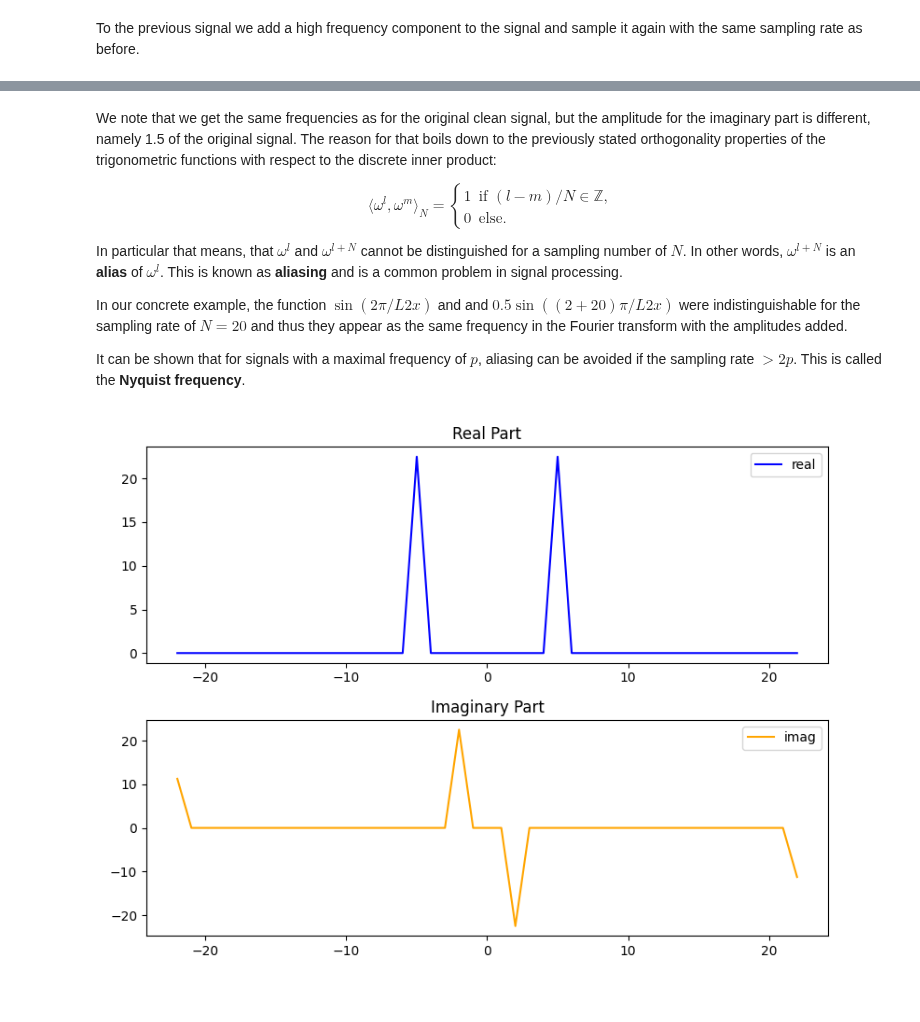
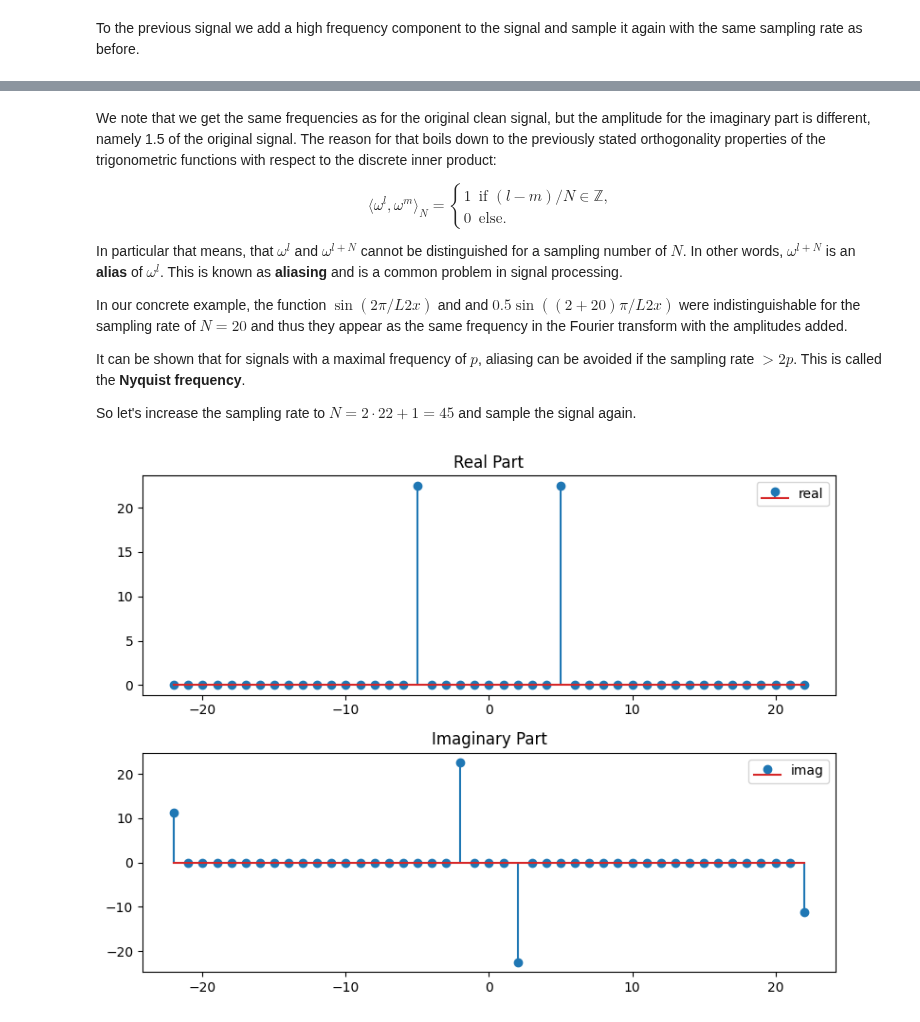
Before and after one commit to solniva/TMA4320_ScientificComputationNotes, a Jupyter notebook: chapter_fourier/UsingDFT.ipynb, the cells around one changed output, grey strips where cells are left out. Saved outputs shown, nothing was run; the diff lists cells and outputs as text; code cells hidden in the pictures.

```diff
--- a/chapter_fourier/UsingDFT.ipynb
+++ b/chapter_fourier/UsingDFT.ipynb
@@ -301,23 +309,24 @@ with the amplitudes added.
 It can be shown that for signals with a maximal frequency of $p$, aliasing
 can be avoided if the sampling rate $> 2p$. This is called the
 **Nyquist frequency**.
+
+So let's increase the sampling rate to $N=2\cdot 22+1 = 45$ and sample the signal again.
 # %%
 # Sample the signal
 N = 45
 xs = np.linspace(0, L, N, endpoint=False)
 f_alias_shift = fftshift(fft(f_alias(xs)))
 freqs_shift = fftshift(fftfreq(N, d=1/N))
 
 fig = plt.figure(figsize=(8, 6))
 axs = fig.subplots(2, 1)
-axs[0].plot(freqs_shift, f_alias_shift.real, label='real', color='blue')
+axs[0].stem(freqs_shift, f_alias_shift.real, label='real')
 axs[0].set_title('Real Part')
 axs[0].legend()
 
-axs[1].plot(freqs_shift, f_alias_shift.imag, label='imag', color='orange')
+axs[1].stem(freqs_shift, f_alias_shift.imag, label='imag')
 axs[1].set_title('Imaginary Part')
 axs[1].legend()
 plt.tight_layout()
-# plt.show()
 # %% [output]
-[figure, old version]
+[figure, new version]
```
Also changed, not shown: parts of 10 cells of this notebook, 1 other file.
